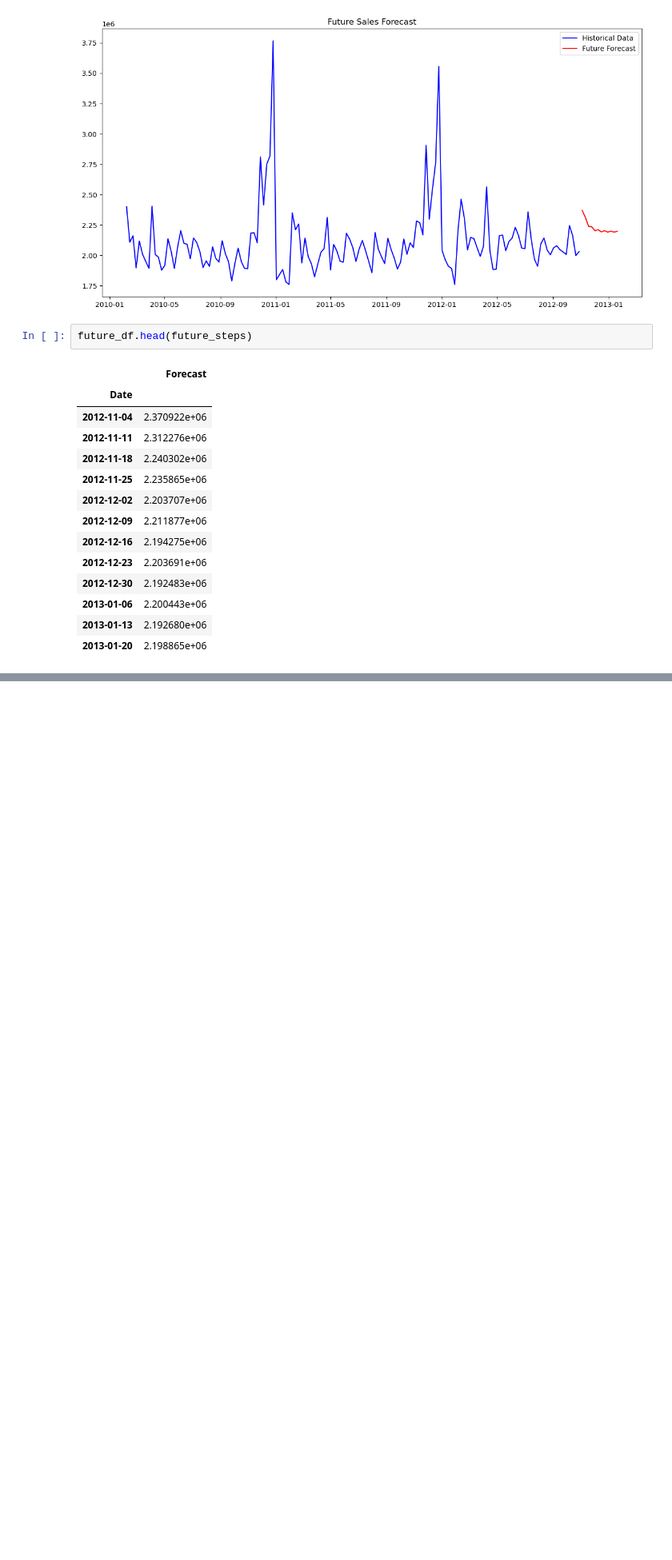
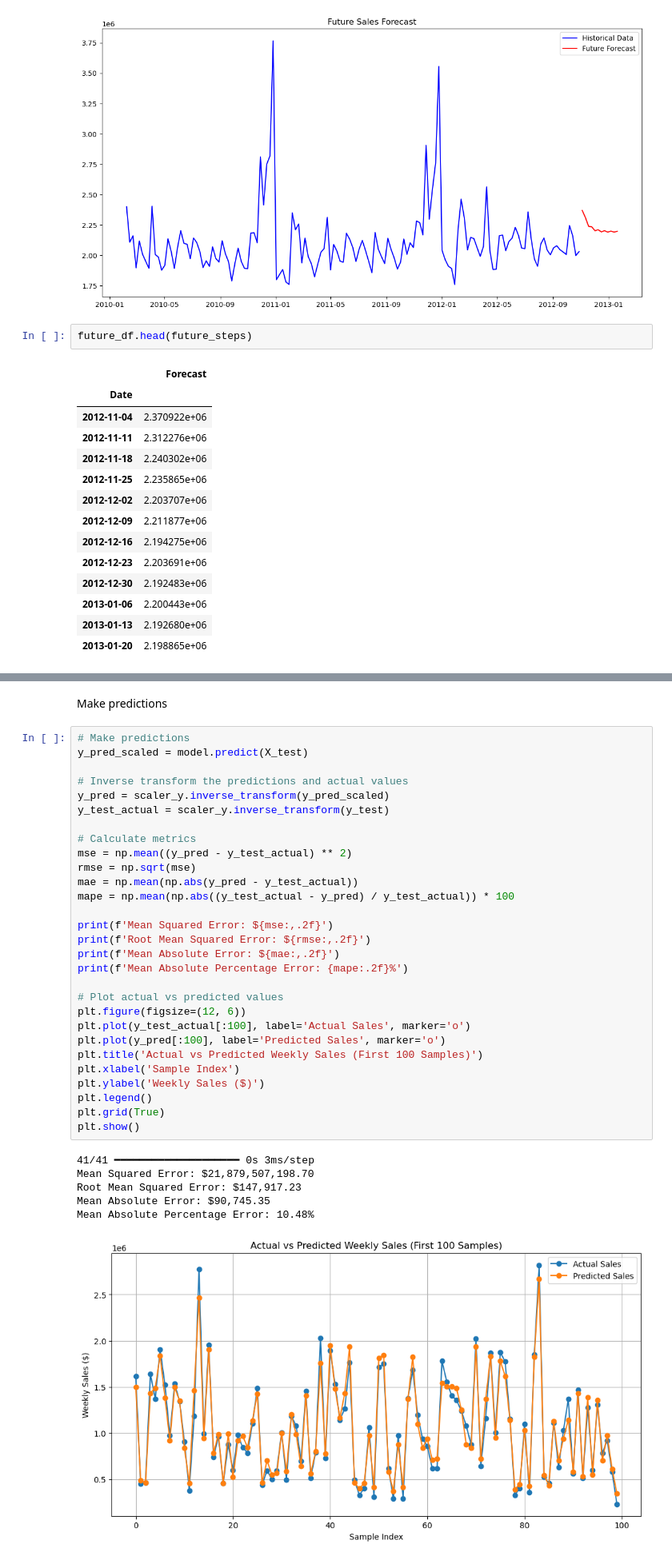
Before and after one commit to vikashsinha72/CPE_595_Team2_Project, a Jupyter notebook: walmart_weekly_sales_forcast.ipynb, the cells around one changed output, grey strips where cells are left out. Shown at 80% size. Drawn from its saved outputs; the diff is of its cells as text; blank space fills up the shorter version.

```diff
--- a/walmart_weekly_sales_forcast.ipynb
+++ b/walmart_weekly_sales_forcast.ipynb
@@ -1108,0 +1357,38 @@ future_df.head(future_steps)
+# %% [markdown]
+Make predictions
+# %%
+# Make predictions
+y_pred_scaled = model.predict(X_test)
+
+# Inverse transform the predictions and actual values
+y_pred = scaler_y.inverse_transform(y_pred_scaled)
+y_test_actual = scaler_y.inverse_transform(y_test)
+
+# Calculate metrics
+mse = np.mean((y_pred - y_test_actual) ** 2)
+rmse = np.sqrt(mse)
+mae = np.mean(np.abs(y_pred - y_test_actual))
+mape = np.mean(np.abs((y_test_actual - y_pred) / y_test_actual)) * 100
+
+print(f'Mean Squared Error: ${mse:,.2f}')
+print(f'Root Mean Squared Error: ${rmse:,.2f}')
+print(f'Mean Absolute Error: ${mae:,.2f}')
+print(f'Mean Absolute Percentage Error: {mape:.2f}%')
+
+# Plot actual vs predicted values
+plt.figure(figsize=(12, 6))
+plt.plot(y_test_actual[:100], label='Actual Sales', marker='o')
+plt.plot(y_pred[:100], label='Predicted Sales', marker='o')
+plt.title('Actual vs Predicted Weekly Sales (First 100 Samples)')
+plt.xlabel('Sample Index')
+plt.ylabel('Weekly Sales ($)')
+plt.legend()
+plt.grid(True)
+plt.show()
+# %% [output]
+41/41 ━━━━━━━━━━━━━━━━━━━━ 0s 3ms/step
+Mean Squared Error: $21,879,507,198.70
+Root Mean Squared Error: $147,917.23
+Mean Absolute Error: $90,745.35
+Mean Absolute Percentage Error: 10.48%
+[figure, added]
```
Also changed, not shown: parts of 14 cells of this notebook.
